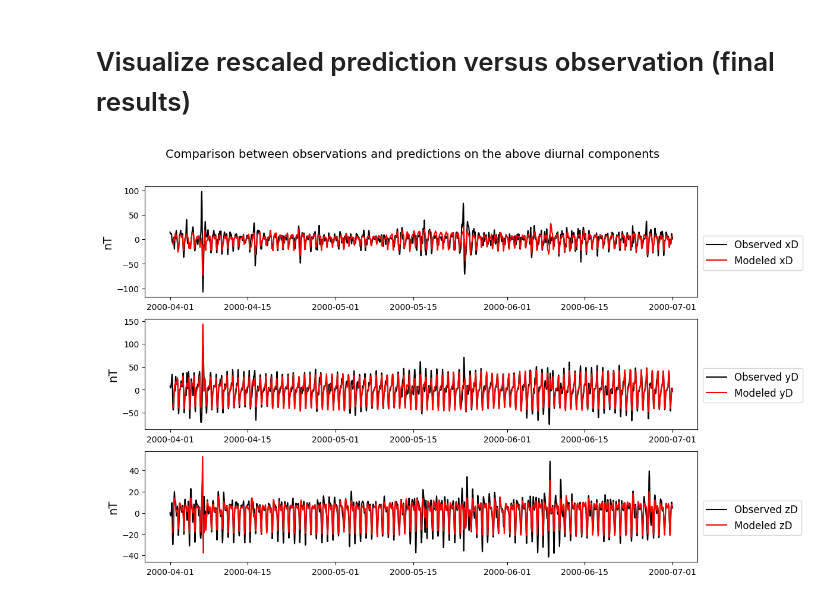
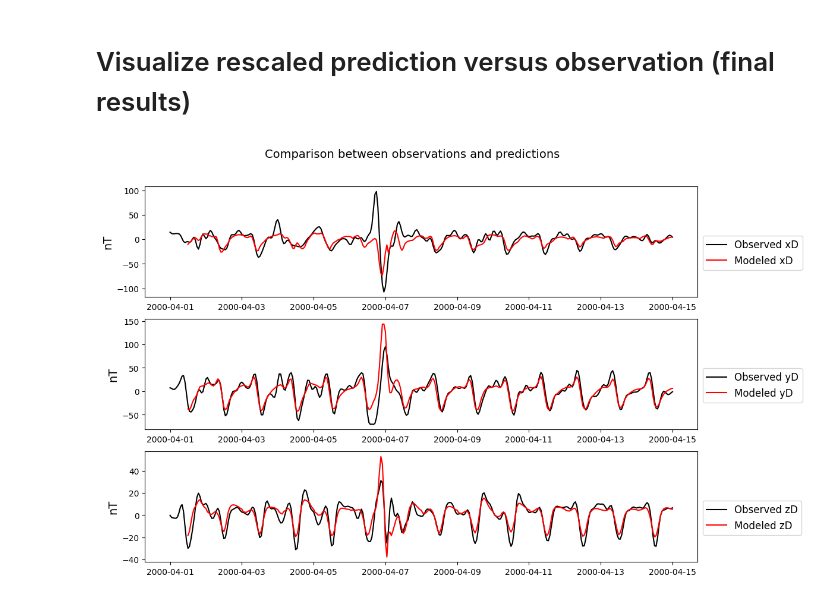
Before and after one commit to rungk-om/AI4REG-workshop, a Jupyter notebook: 01b_Multivariate_LSTM_magnetic-prediction_Walk-Forward.ipynb, the cells around one changed output. Cells and saved outputs as stored; diff of their text form; code cells hidden in the pictures.

```diff
--- a/01b_Multivariate_LSTM_magnetic-prediction_Walk-Forward.ipynb
+++ b/01b_Multivariate_LSTM_magnetic-prediction_Walk-Forward.ipynb
@@ -824,26 +824,30 @@ df_predict
 2172 rows × 13 columns
 # %% [markdown]
 # Visualize rescaled prediction versus observation (final results)
+# %%
+# limit the plot interval to declutter the plot
+t_plot_begin = datetime(2000,4,1)
+t_plot_end = datetime(2000,4,15)
 # %%
 output_targets = ['xD','yD','zD']
 
 fig, ax = plt.subplots(len(output_targets), 1, figsize=(12,8))
 plt.subplots_adjust(hspace=0.2)
 
 j = 0
 for col in output_targets:
     if j < len(output_targets):
-        ax[j].plot(df0[t_test_begin:t_test_end][col], label='Observed ' + col, color='k')
-        ax[j].plot(df_predict[col], label='Modeled ' + col, color='r')
+        ax[j].plot(df0[t_plot_begin:t_plot_end][col], label='Observed ' + col, color='k')
+        ax[j].plot(df_predict[t_plot_begin:t_plot_end][col], label='Modeled ' + col, color='r')
         ax[j].legend(loc='upper left',bbox_to_anchor=(1., .6),ncols=1, fontsize=12)
         ax[j].set_ylabel('nT', fontsize=14)
         ax[j].xaxis.get_label().set_fontsize(16)
         j += 1
 
 fig = plt.gcf()
 fig.subplots_adjust(top=0.9)
-fig.suptitle("Comparison between observations and predictions on the above diurnal components", fontsize=14)
+fig.suptitle("Comparison between observations and predictions", fontsize=14)
 
 plt.show()
 # %% [output]
-[figure, old version]
+[figure, new version]
```
